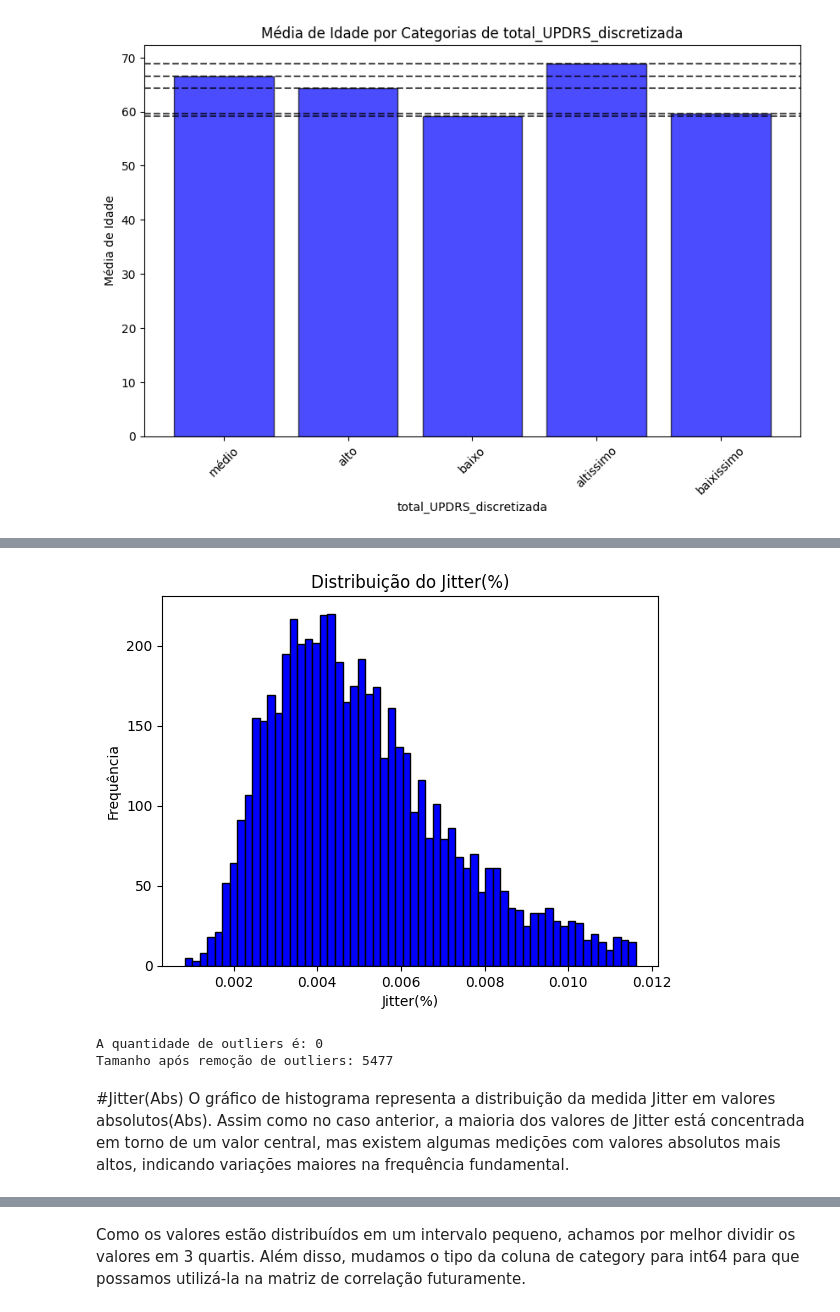
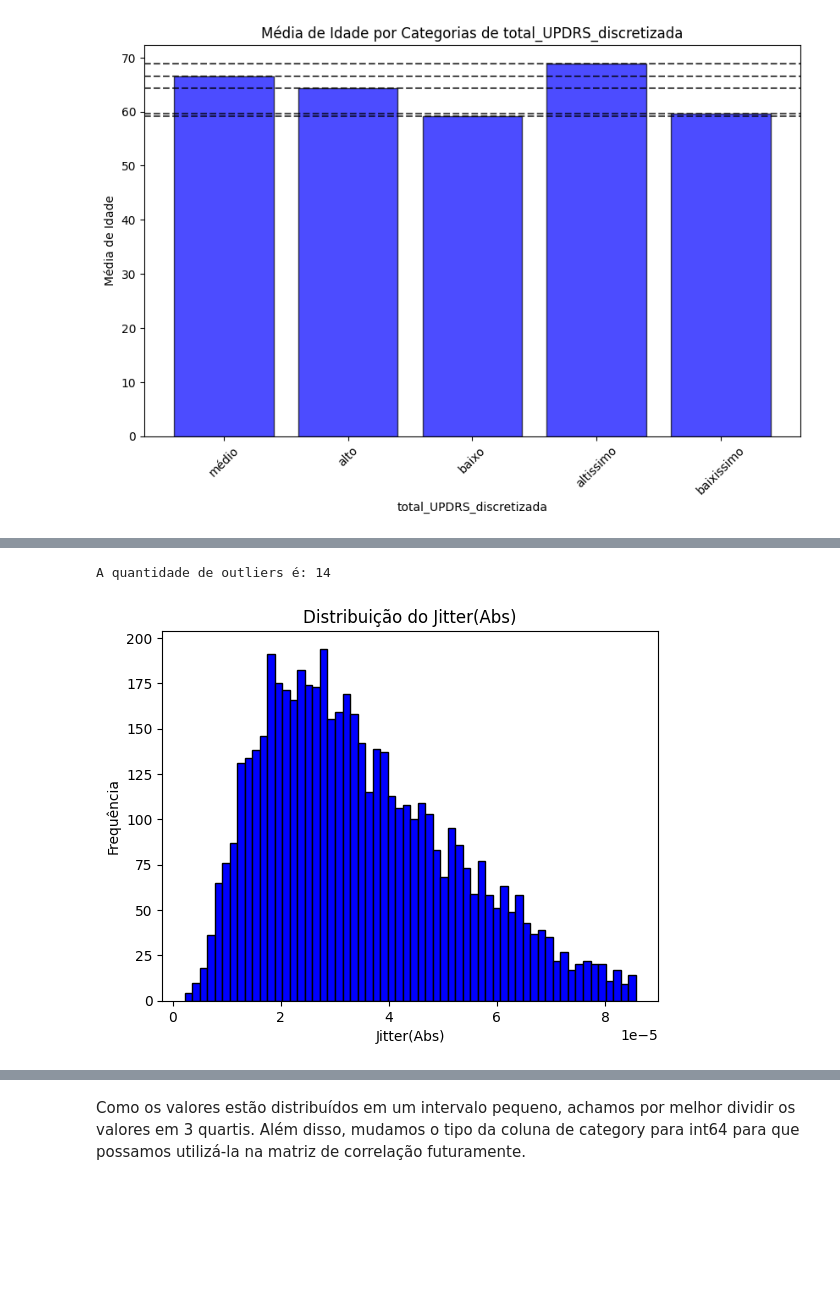
Before and after one commit to KacioSilva/ProjetoAM, a Jupyter notebook: Prova_AM.ipynb, the cells around one changed output, grey strips where cells are left out. Saved outputs shown, nothing was run; the diff lists cells and outputs as text; code cells hidden in the pictures; blank space fills up the shorter version.

```diff
--- a/Prova_AM.ipynb
+++ b/Prova_AM.ipynb
@@ -238,0 +269,11 @@ dtype: object
+# %%
+import pandas as pd
+
+#labels = ['adulto', 'idoso']
+
+labels = [0, 1]
+bins = [0, 59, 105]
+
+df['age_discretizada'] = pd.cut(df['age'], bins=bins, labels=labels)
+
+print(df['age_discretizada'])
@@ -238,0 +318,4 @@ dtype: object
+# %%
+df['age_discretizada'] = df['age_discretizada'].astype('int64')
+df.drop(columns='age', axis=1, inplace=True)
+df.dtypes
@@ -254,3 +352,0 @@ Como as colunas total_UPDRS possuem uma forte correlação com a minha coluna al
-# %%
-df.drop(columns=['total_UPDRS'], inplace=True)
-print(df)
@@ -394,36 +493,16 @@ A quantidade de outliers é: 398
 # %%
 import pandas as pd
 import matplotlib.pyplot as plt
 
-Q1 = df['Jitter(%)'].quantile(0.25)
-Q3 = df['Jitter(%)'].quantile(0.75)
-IQR = Q3 - Q1
-
-# CALCULANDO O LIMITE SUPERIOR E INFERIOR
-limite_inferior = Q1 - 1.5 * IQR
-limite_superior = Q3 + 1.5 * IQR
-
-# REMOVENDO OS OUTLIERS
-df = df[(df['Jitter(%)'] >= limite_inferior) & (df['Jitter(%)'] <= limite_superior)]
-
-# CALCULANDO SE POSSUI NOVOS OUTLIERS
-outliers = df[(df['Jitter(%)'] < Q1 - 1.5 * IQR) | (df['Jitter(%)'] > Q3 + 1.5 * IQR)]
-quantidade_outliers = len(outliers)
-
+df = removerOutliers('Jitter(Abs)', df)
+calcularQTD_outliers('Jitter(Abs)', df)
 
 # CRIANDO O HISTOGRAMA
-plt.hist(df['Jitter(%)'], bins=60, color='blue', edgecolor='black')
-plt.title('Distribuição do Jitter(%)')
-plt.xlabel('Jitter(%)')
+plt.hist(df['Jitter(Abs)'], bins=60, color='blue', edgecolor='black')
+plt.title('Distribuição do Jitter(Abs)')
+plt.xlabel('Jitter(Abs)')
 plt.ylabel('Frequência')
 plt.show()
-
-print(f"A quantidade de outliers é: {quantidade_outliers}")
-print(f"Tamanho após remoção de outliers: {len(df)}")
 # %% [output]
+A quantidade de outliers é: 14
-[figure, old version]
+[figure, new version]
-A quantidade de outliers é: 0
-Tamanho após remoção de outliers: 5477
-# %% [markdown]
-#Jitter(Abs)
-O gráfico de histograma representa a distribuição da medida Jitter em valores absolutos(Abs). Assim como no caso anterior, a maioria dos valores de Jitter está concentrada em torno de um valor central, mas existem algumas medições com valores absolutos mais altos, indicando variações maiores na frequência fundamental.
```
Also changed, not shown: parts of 56 cells of this notebook.
